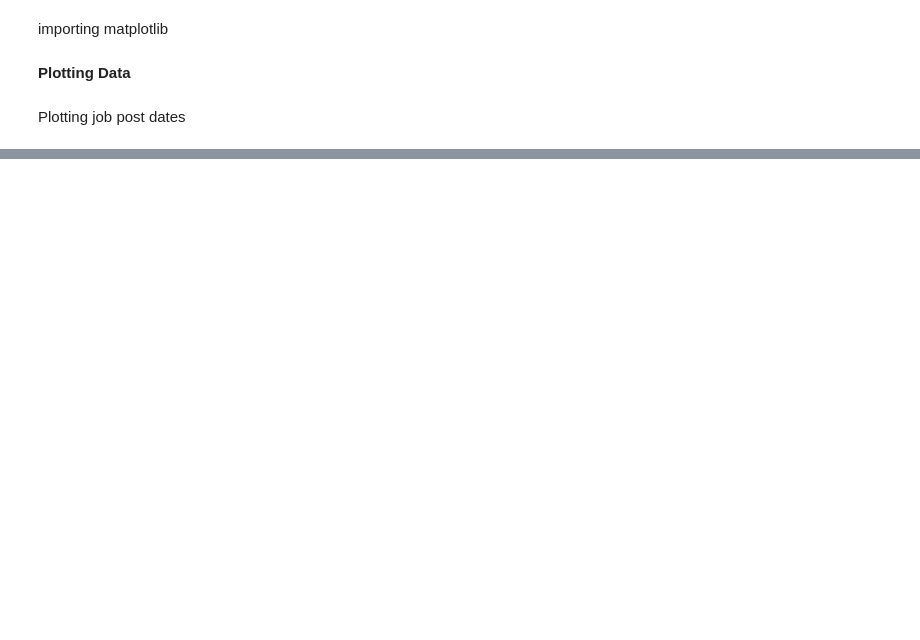
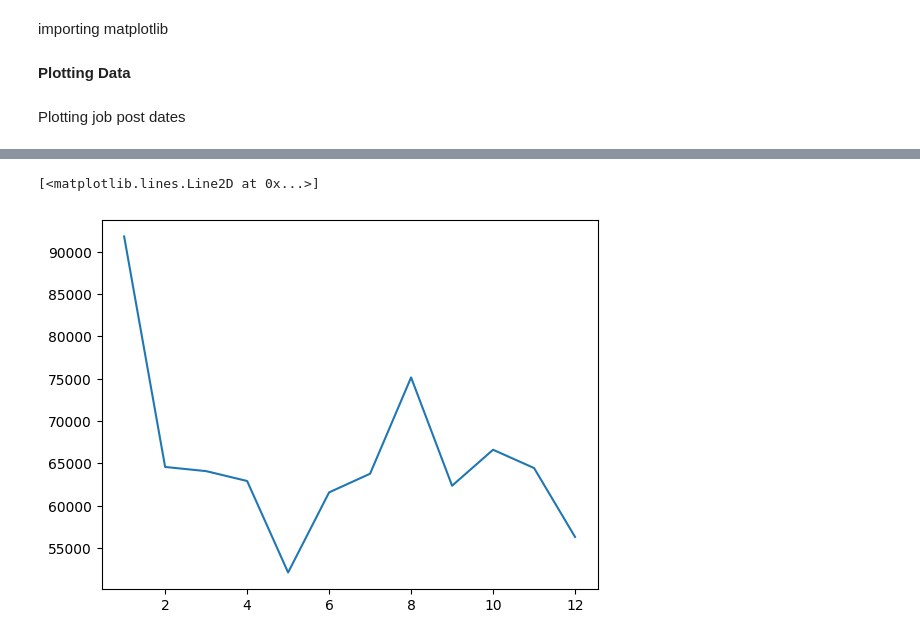
Before and after one commit to okiromosh/Learning-Python-Data, a Jupyter notebook: Python_Matplotlib.ipynb, the cells around one changed output, grey strips where cells are left out. Drawn from its saved outputs; the diff is of its cells as text; code cells hidden in the pictures; blank space fills up the shorter version.

```diff
--- a/Python_Matplotlib.ipynb
+++ b/Python_Matplotlib.ipynb
@@ -32,0 +50,6 @@ plt.plot(date_counts.index, date_counts)
+# %%
+df['job_posted_month'] = df['job_posted_date'].dt.month # create a new col pulling months from job_posted_date
+# %%
+monthly_counts = df.job_posted_month.value_counts()
+monthly_counts = monthly_counts.sort_index()
+monthly_counts
@@ -32,0 +72,5 @@ plt.plot(date_counts.index, date_counts)
+# %%
+plt.plot(monthly_counts.index, monthly_counts.values)
+# %% [output]
+[<matplotlib.lines.Line2D at 0x...>]
+[figure, added]
```
Also changed, not shown: parts of 5 cells of this notebook.
